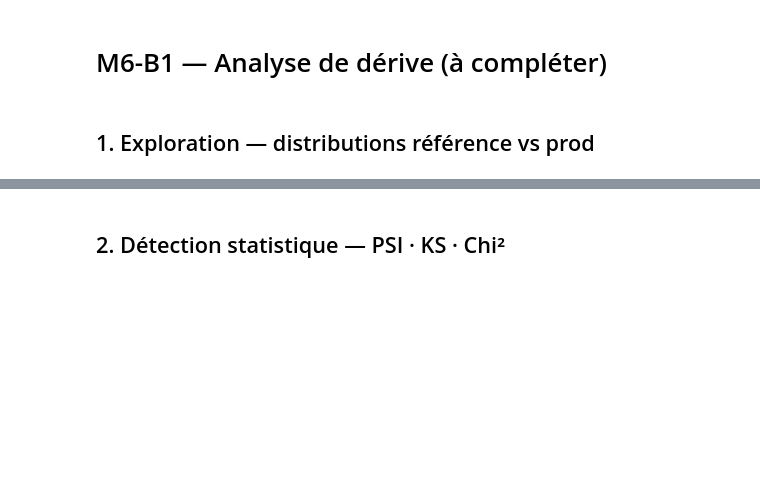
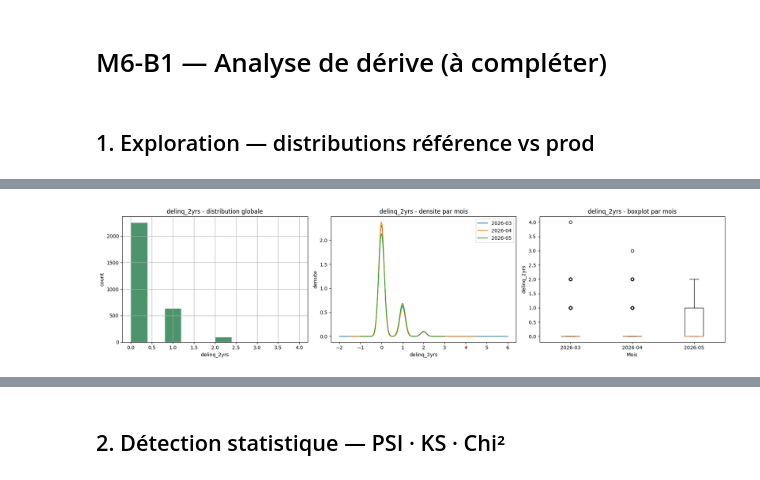
Before and after one commit to ddedomeni-j/M6-B1-pyrenex-drift-Romain-JulienD, a Jupyter notebook: notebooks/M6-B1_pyrenex-drift-Romain-JulienD.ipynb, the cells around one changed output, grey strips where cells are left out. Saved outputs shown, nothing was run; the diff lists cells and outputs as text; code cells hidden in the pictures; blank space fills up the shorter version.

```diff
--- a/notebooks/M6-B1_pyrenex-drift-Romain-JulienD.ipynb
+++ b/notebooks/M6-B1_pyrenex-drift-Romain-JulienD.ipynb
@@ -15,0 +258,50 @@ DATA_DIR = Path('../data')
+# %%
+df = pd.read_csv("../data/prod_3months.csv")
+df["timestamp"] = pd.to_datetime(df["timestamp"], errors="coerce")
+df["month"] = df["timestamp"].dt.to_period("M").astype(str)
+
+col = "delinq_2yrs"
+months = sorted(df["month"].dropna().unique())
+
+fig, axes = plt.subplots(1, 3, figsize=(18, 4.5))
+
+df[col].dropna().hist(
+    ax=axes[0],
+    bins=10,
+    color="#4c956c",
+    edgecolor="white",
+)
+axes[0].set_title(f"{col} - distribution globale")
+axes[0].set_xlabel(col)
+axes[0].set_ylabel("count")
+
+for month, group in df.groupby("month"):
+    group[col].dropna().plot(
+        kind="kde",
+        ax=axes[1],
+        label=month,
+    )
+
+axes[1].set_title(f"{col} - densite par mois")
+axes[1].set_xlabel(col)
+axes[1].set_ylabel("densite")
+axes[1].legend()
+
+box_data = [
+    df.loc[df["month"] == month, col].dropna()
+    for month in months
+]
+
+axes[2].boxplot(
+    box_data,
+    tick_labels=months,
+    showfliers=True,
+)
+axes[2].set_title(f"{col} - boxplot par mois")
+axes[2].set_xlabel("Mois")
+axes[2].set_ylabel(col)
+
+plt.tight_layout()
+plt.show()
+# %% [output]
+[figure, added]
```
Also changed, not shown: parts of 10 cells of this notebook.
